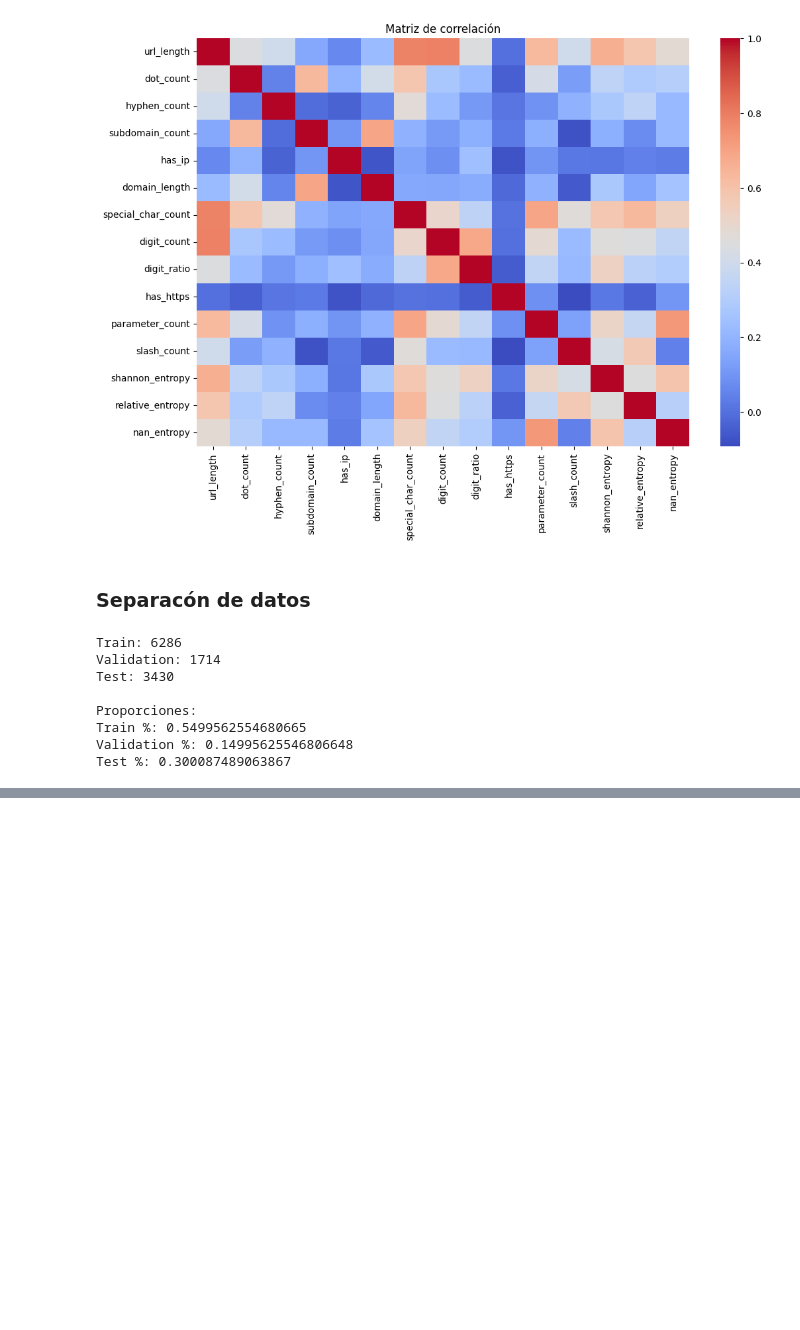
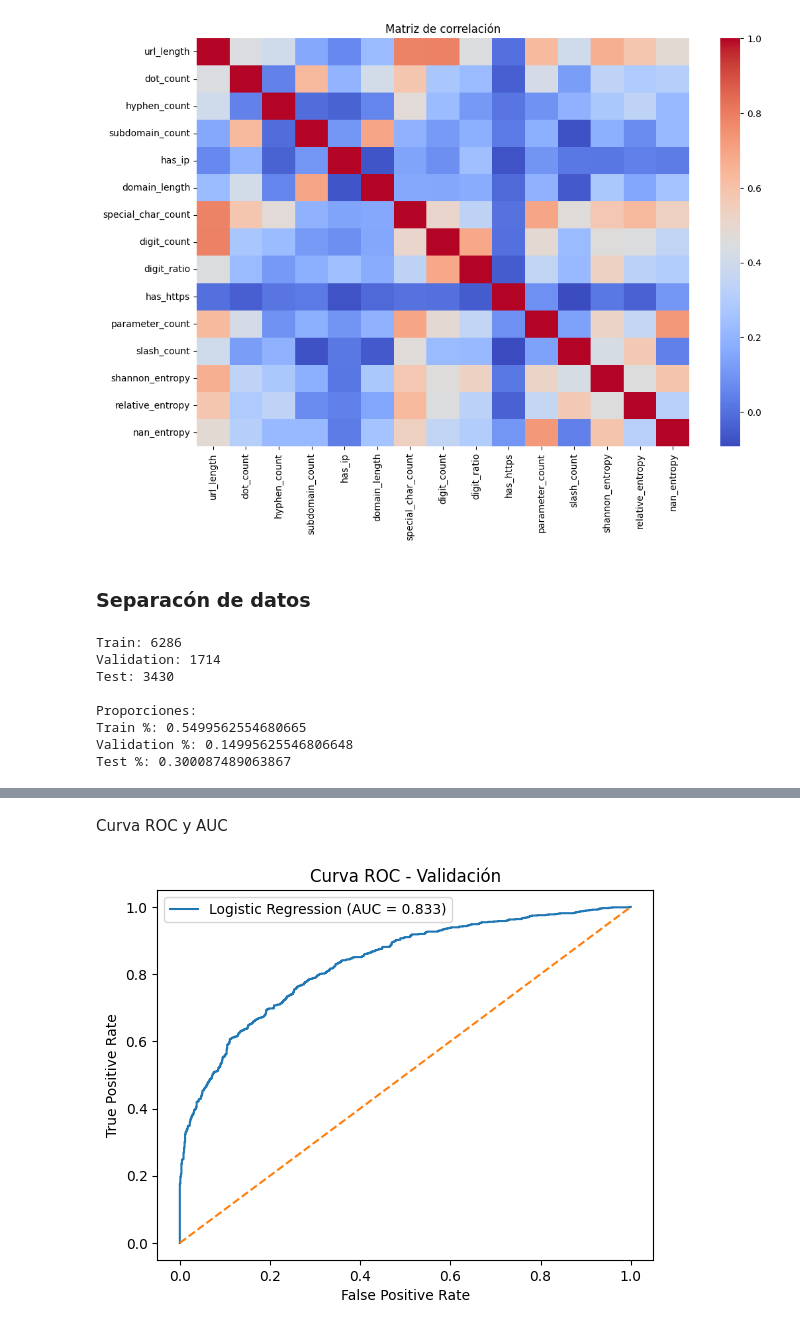
Before and after one commit to michellemej22596/Lab1-DS-Deteccion-Phishing, a Jupyter notebook: analisisExploratorio.ipynb, the cells around one changed output, grey strips where cells are left out. Drawn from its saved outputs; the diff is of its cells as text; code cells hidden in the pictures; blank space fills up the shorter version.

Commit message:
feat: agregar regresión logística y evaluación con métricas en conjunto de validación

```diff
--- a/analisisExploratorio.ipynb
+++ b/analisisExploratorio.ipynb
@@ -404,0 +409,5 @@ test_df.to_csv("test_dataset.csv", index=False)
+# %%
+from sklearn.linear_model import LogisticRegression
+
+lr = LogisticRegression(max_iter=1000, random_state=42)
+lr.fit(X_train, y_train)
@@ -404,0 +425,12 @@ test_df.to_csv("test_dataset.csv", index=False)
+# %%
+from sklearn.metrics import confusion_matrix, classification_report, roc_curve, auc
+import matplotlib.pyplot as plt
+
+y_val_pred_lr = lr.predict(X_val)
+y_val_prob_lr = lr.predict_proba(X_val)[:,1]
+
+print("Matriz de confusión - Validación (LR)")
+print(confusion_matrix(y_val, y_val_pred_lr))
+
+print("\nReporte clasificación - Validación (LR)")
+print(classification_report(y_val, y_val_pred_lr))
@@ -404,0 +451,15 @@ test_df.to_csv("test_dataset.csv", index=False)
+# %% [markdown]
+Curva ROC y AUC
+# %%
+fpr_lr, tpr_lr, _ = roc_curve(y_val, y_val_prob_lr)
+auc_lr = auc(fpr_lr, tpr_lr)
+
+plt.plot(fpr_lr, tpr_lr, label=f"Logistic Regression (AUC = {auc_lr:.3f})")
+plt.plot([0,1],[0,1],'--')
+plt.xlabel("False Positive Rate")
+plt.ylabel("True Positive Rate")
+plt.title("Curva ROC - Validación")
+plt.legend()
+plt.show()
+# %% [output]
+[figure, added]
```
Also changed, not shown: parts of 5 cells of this notebook.
